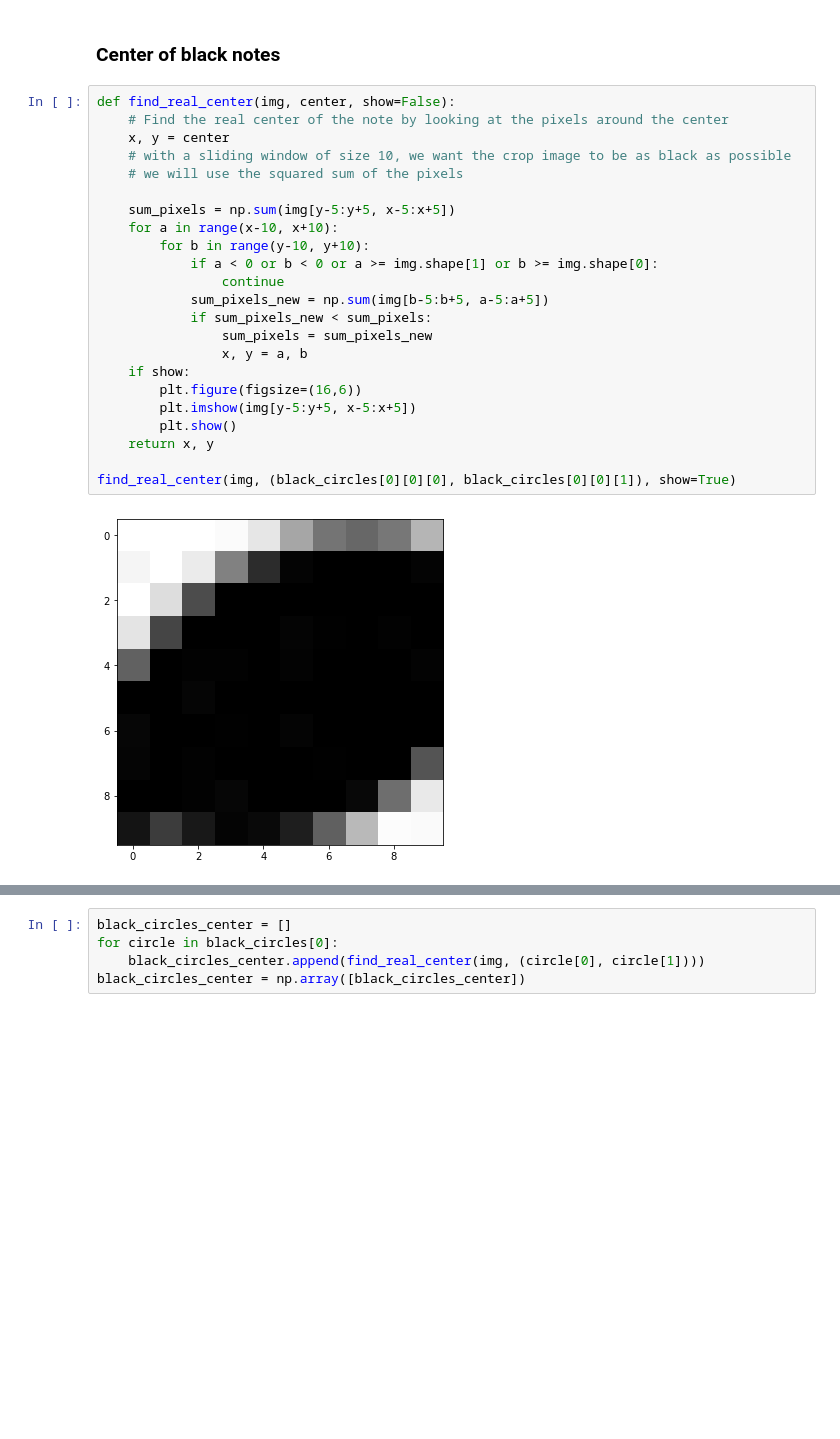
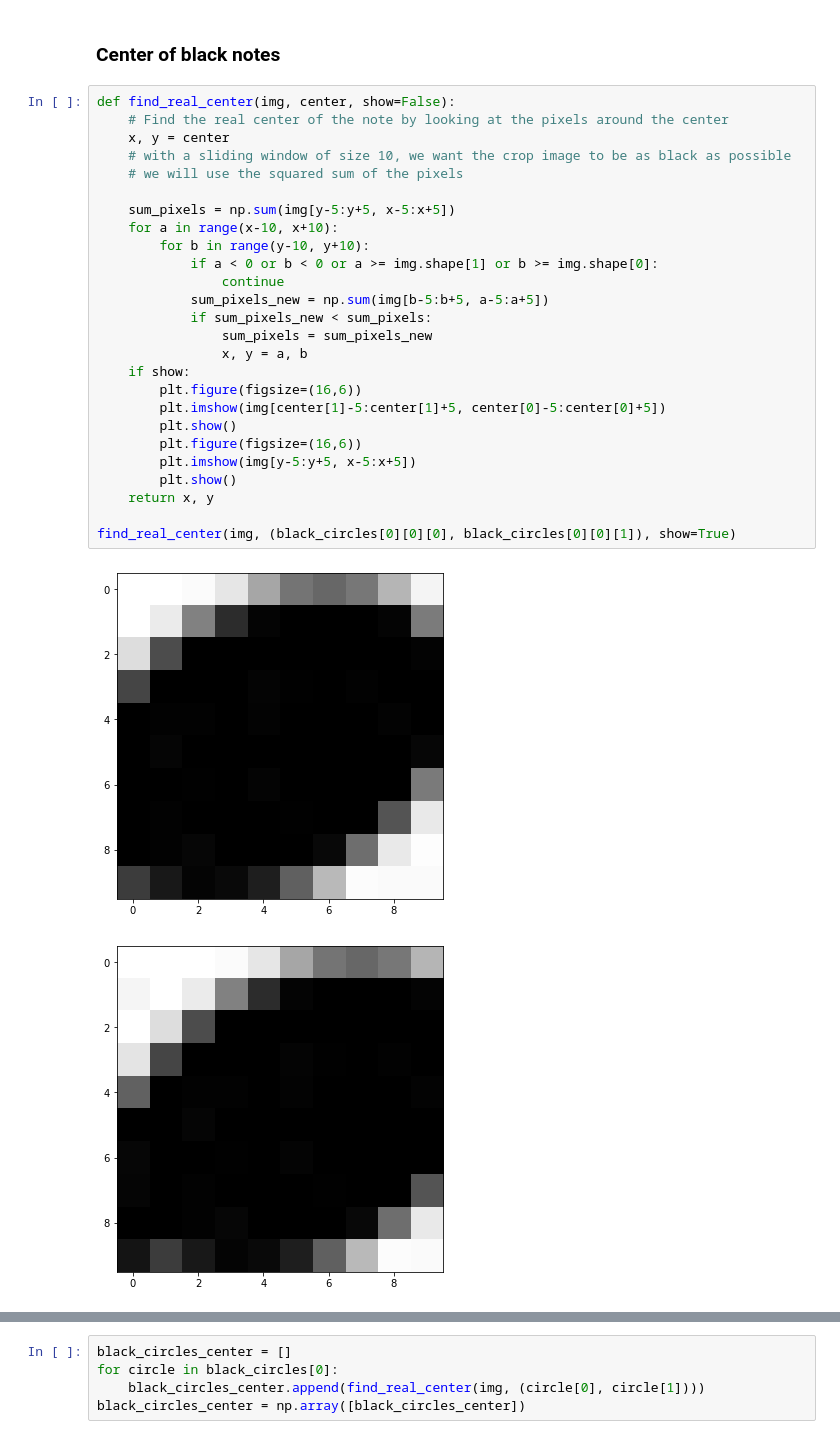
Before and after one commit to LongVanTH/INF573_Project, a Jupyter notebook: 2_partition_reader_with_functions_definition.ipynb, the cells around one changed output, grey strips where cells are left out. Cells and saved outputs as stored; diff of their text form; blank space fills up the shorter version.

```diff
--- a/2_partition_reader_with_functions_definition.ipynb
+++ b/2_partition_reader_with_functions_definition.ipynb
@@ -393,28 +393,32 @@ all_circles, black_circles, white_circles = all_notes_circles(img, black_circles
 # %%
 def find_real_center(img, center, show=False):
     # Find the real center of the note by looking at the pixels around the center
     x, y = center
     # with a sliding window of size 10, we want the crop image to be as black as possible
     # we will use the squared sum of the pixels
 
     sum_pixels = np.sum(img[y-5:y+5, x-5:x+5])
     for a in range(x-10, x+10):
         for b in range(y-10, y+10):
             if a < 0 or b < 0 or a >= img.shape[1] or b >= img.shape[0]:
                 continue
             sum_pixels_new = np.sum(img[b-5:b+5, a-5:a+5])
             if sum_pixels_new < sum_pixels:
                 sum_pixels = sum_pixels_new
                 x, y = a, b
     if show:
         plt.figure(figsize=(16,6))
+        plt.imshow(img[center[1]-5:center[1]+5, center[0]-5:center[0]+5])
+        plt.show()
+        plt.figure(figsize=(16,6))
         plt.imshow(img[y-5:y+5, x-5:x+5])
         plt.show()
     return x, y
 
 find_real_center(img, (black_circles[0][0][0], black_circles[0][0][1]), show=True)
 # %% [output]
-[figure, old version]
+[figure, new version]
+[figure, added]
 (297, 304)
 # %%
 black_circles_center = []
```
Also changed, not shown: 5 other files.
